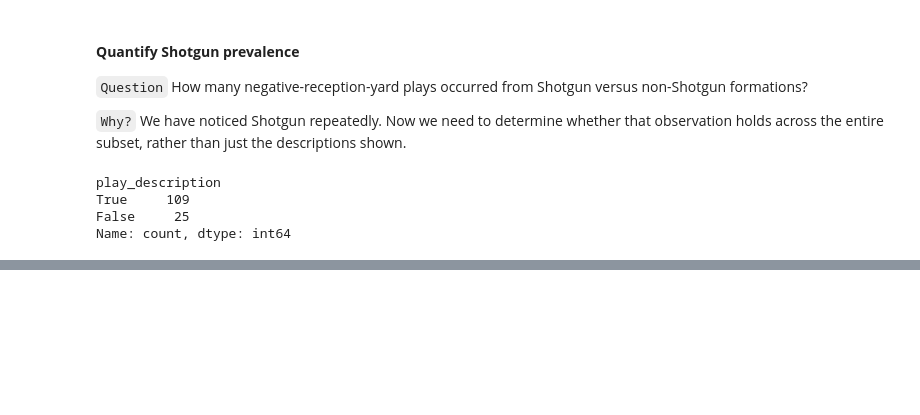
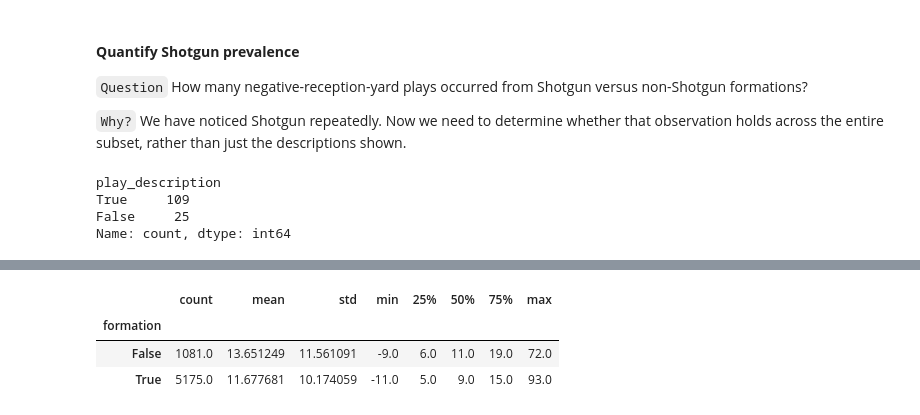
Before and after one commit to M-Codes6/nfl-combine-to-performance-analysis, a Jupyter notebook: notebooks/01_data_understanding.ipynb, the cells around one changed output, grey strips where cells are left out. Saved outputs shown, nothing was run; the diff lists cells and outputs as text; code cells hidden in the pictures; blank space fills up the shorter version.

```diff
--- a/notebooks/01_data_understanding.ipynb
+++ b/notebooks/01_data_understanding.ipynb
@@ -4115,0 +4157,9 @@ Name: count, dtype: int64
+# %%
+# Compare receiving yards between formations
+
+completed_passes.groupby("formation")["rec_yards"].describe()
+# %% [output]
+|  | count | mean | std | min | 25% | 50% | 75% | max |
+| formation |  |  |  |  |  |  |  |  |
+| False | 1081.0 | 13.651249 | 11.561091 | -9.0 | 6.0 | 11.0 | 19.0 | 72.0 |
+| True | 5175.0 | 11.677681 | 10.174059 | -11.0 | 5.0 | 9.0 | 15.0 | 93.0 |
```
Also changed, not shown: parts of 13 cells of this notebook.
